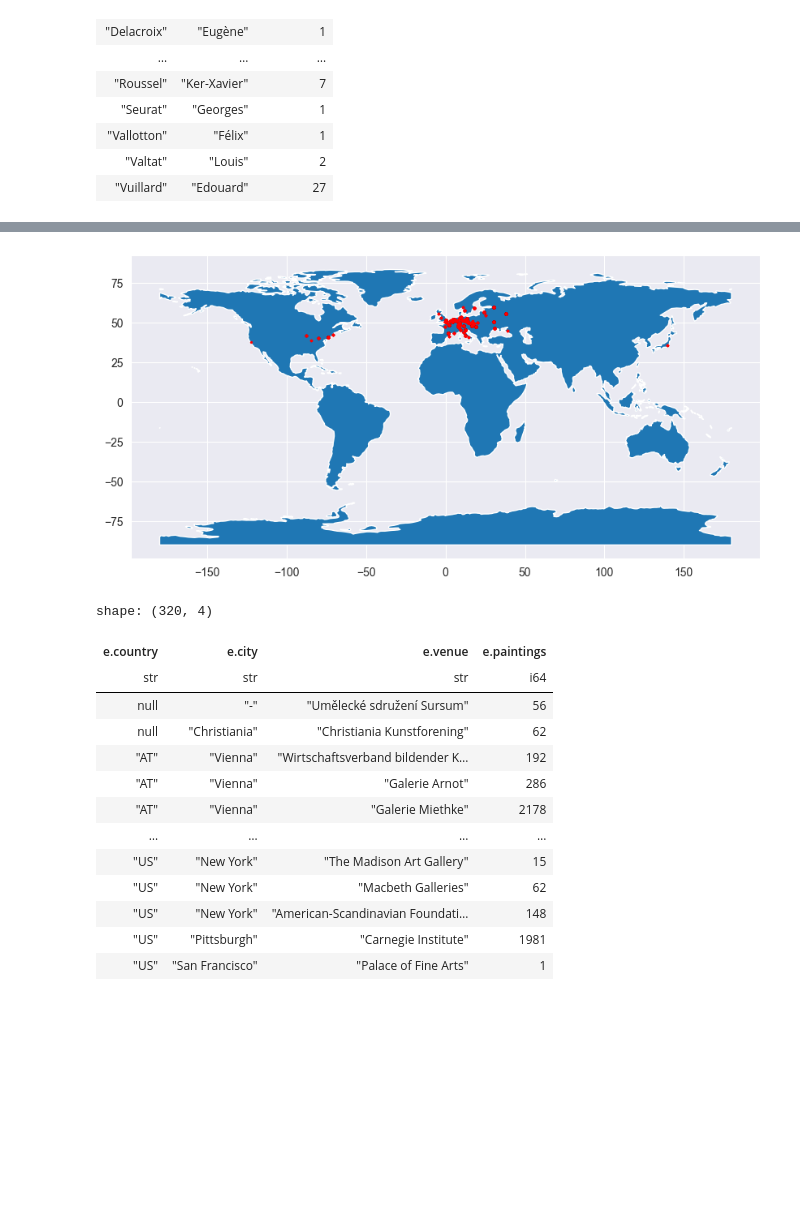
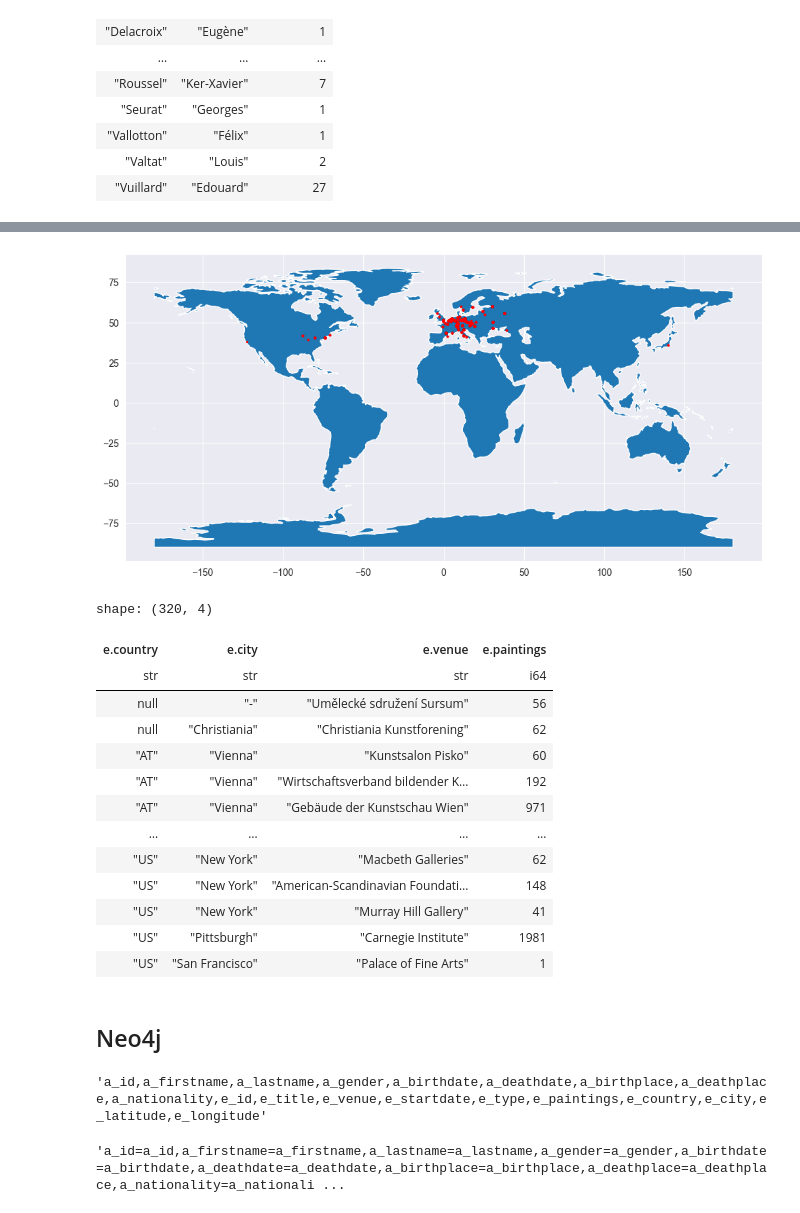
Before and after one commit to rolandramp/infoVis24G4, a Jupyter notebook: InfoVis24G4Ex1/Analysis.ipynb, the cells around one changed output, grey strips where cells are left out. Drawn from its saved outputs; the diff is of its cells as text; code cells hidden in the pictures; blank space fills up the shorter version.

```diff
--- a/InfoVis24G4Ex1/Analysis.ipynb
+++ b/InfoVis24G4Ex1/Analysis.ipynb
@@ -5,12 +5,10 @@
 
 the newest version of the dataset  is used [NEW ArtVis dataset delimited with semicolons](https://tuwel.tuwien.ac.at/mod/resource/view.php?id=2457815)
 # %%
-from zipfile import sizeEndCentDir
-
 import polars as pl
 from datetime import datetime
 
-artvis_df = pl.read_csv(source='data/artvis_dump_NEW-semicolon.csv',has_header=True, separator=';',null_values=['\\N'])
+artvis_df = pl.read_csv(source='data/artvis_dump_NEW-semicolon.csv',has_header=True, separator=';',null_values=['\\N','0000-01-01'])
 artvis_df = artvis_df.with_columns(
     pl.col('a.birthdate').replace("01/01/1900","1900-01-01")
 )
@@ -344,18 +366,20 @@ shape: (5, 9)
 # %%
 from shapely.geometry import Point
 import geopandas as gpd
 from geopandas import GeoDataFrame
 import geodatasets
 
 geo_exhibitions_df = exhibitions_df.select('e.longitude','e.latitude').drop_nulls()
 
 geometry = [Point(xy) for xy in zip(geo_exhibitions_df['e.longitude'], geo_exhibitions_df['e.latitude'])]
 gdf = GeoDataFrame(geo_exhibitions_df, geometry=geometry)
 
 world = gpd.read_file(geodatasets.data.naturalearth.land['url'])
 gdf.plot(ax=world.plot(figsize=(10, 6)), marker='o', color='red', markersize=2);
+plt.tight_layout()
+plt.savefig('data/exhibition_world.png')
 # %% [output]
-[figure, old version]
+[figure, new version]
 # %%
 artvis_df.group_by('e.country','e.city','e.venue').agg(pl.col('e.paintings').sum()).sort(by=['e.country','e.city'])
 # %% [output]
@@ -364,12 +388,22 @@ shape: (320, 4)
 | str | str | str | i64 |
 | null | "-" | "Umělecké sdružení Sursum" | 56 |
 | null | "Christiania" | "Christiania Kunstforening" | 62 |
+| "AT" | "Vienna" | "Kunstsalon Pisko" | 60 |
 | "AT" | "Vienna" | "Wirtschaftsverband bildender K… | 192 |
-| "AT" | "Vienna" | "Galerie Arnot" | 286 |
-| "AT" | "Vienna" | "Galerie Miethke" | 2178 |
+| "AT" | "Vienna" | "Gebäude der Kunstschau Wien" | 971 |
 | … | … | … | … |
-| "US" | "New York" | "The Madison Art Gallery" | 15 |
 | "US" | "New York" | "Macbeth Galleries" | 62 |
 | "US" | "New York" | "American-Scandinavian Foundati… | 148 |
+| "US" | "New York" | "Murray Hill Gallery" | 41 |
 | "US" | "Pittsburgh" | "Carnegie Institute" | 1981 |
 | "US" | "San Francisco" | "Palace of Fine Arts" | 1 |
+# %% [markdown]
+## Neo4j
+# %%
+",".join([entry.replace('.','_') for entry in artvis_df.columns])
+# %% [output]
+'a_id,a_firstname,a_lastname,a_gender,a_birthdate,a_deathdate,a_birthplace,a_deathplace,a_nationality,e_id,e_title,e_venue,e_startdate,e_type,e_paintings,e_country,e_city,e_latitude,e_longitude'
+# %%
+",".join([f"{entry.replace('.','_')}={entry.replace('.','_')}" for entry in artvis_df.columns])
+# %% [output]
+'a_id=a_id,a_firstname=a_firstname,a_lastname=a_lastname,a_gender=a_gender,a_birthdate=a_birthdate,a_deathdate=a_deathdate,a_birthplace=a_birthplace,a_deathplace=a_deathplace,a_nationality=a_nationali ...
```
Also changed, not shown: parts of 20 cells of this notebook, 12 other files.
